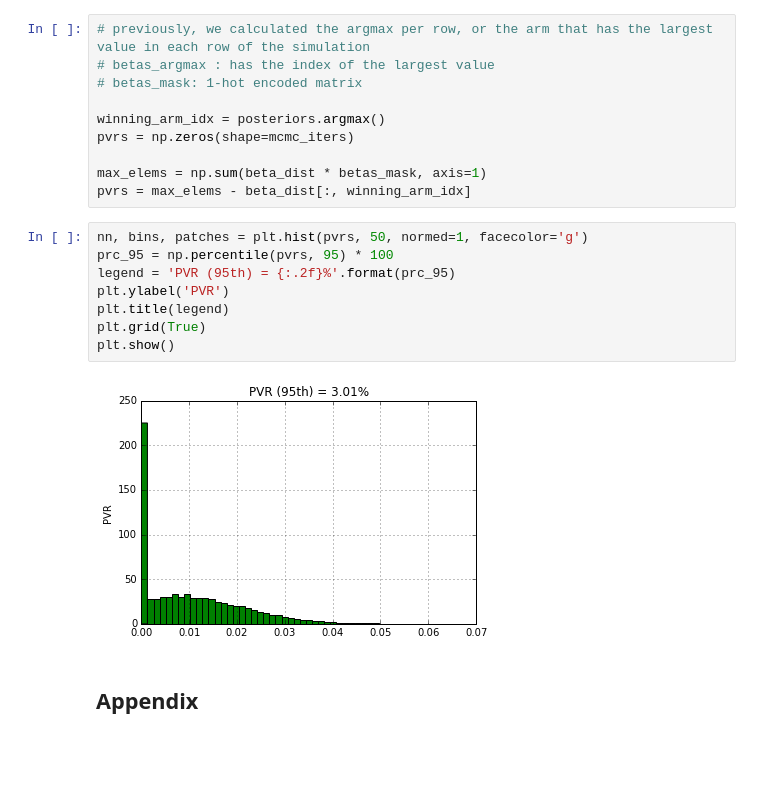
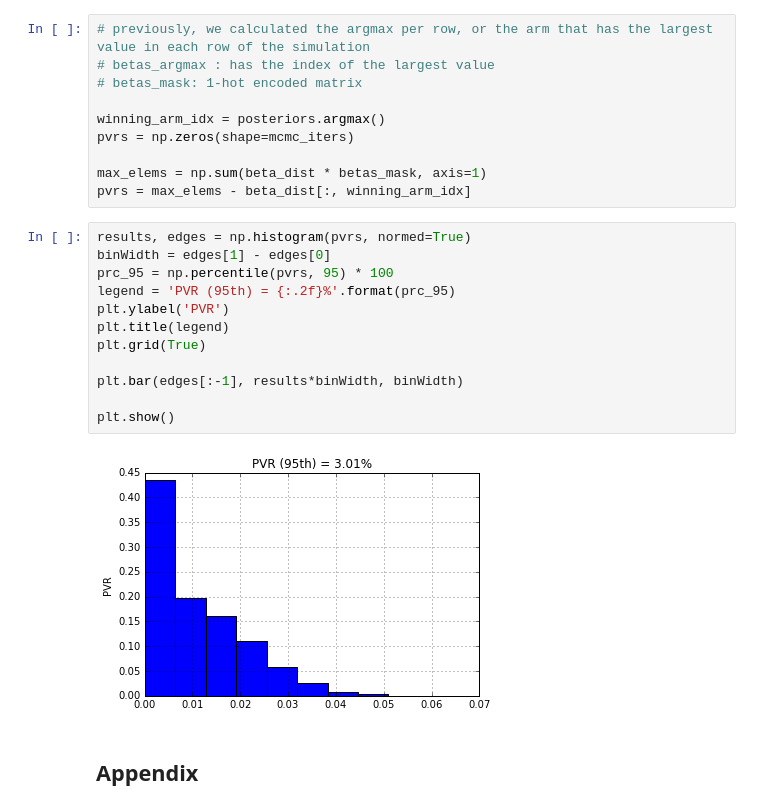
Before and after one commit to mariovv/MultiArmBandit, a Jupyter notebook: Multi+Arm+Bandits.ipynb, the cells around one changed output. Drawn from its saved outputs; the diff is of its cells as text; blank space fills up the shorter version.

```diff
--- a/Multi+Arm+Bandits.ipynb
+++ b/Multi+Arm+Bandits.ipynb
@@ -157,15 +159,19 @@ pvrs = np.zeros(shape=mcmc_iters)
 max_elems = np.sum(beta_dist * betas_mask, axis=1)
 pvrs = max_elems - beta_dist[:, winning_arm_idx]
 # %%
-nn, bins, patches = plt.hist(pvrs, 50, normed=1, facecolor='g')
+results, edges = np.histogram(pvrs, normed=True)
+binWidth = edges[1] - edges[0]
 prc_95 = np.percentile(pvrs, 95) * 100
 legend = 'PVR (95th) = {:.2f}%'.format(prc_95)
 plt.ylabel('PVR')
 plt.title(legend)
 plt.grid(True)
+
+plt.bar(edges[:-1], results*binWidth, binWidth)
+
 plt.show()
 # %% [output]
-[figure, old version]
+[figure, new version]
 # %% [markdown]
 ## Appendix
 # %%
```
Also changed, not shown: parts of 5 cells of this notebook.
